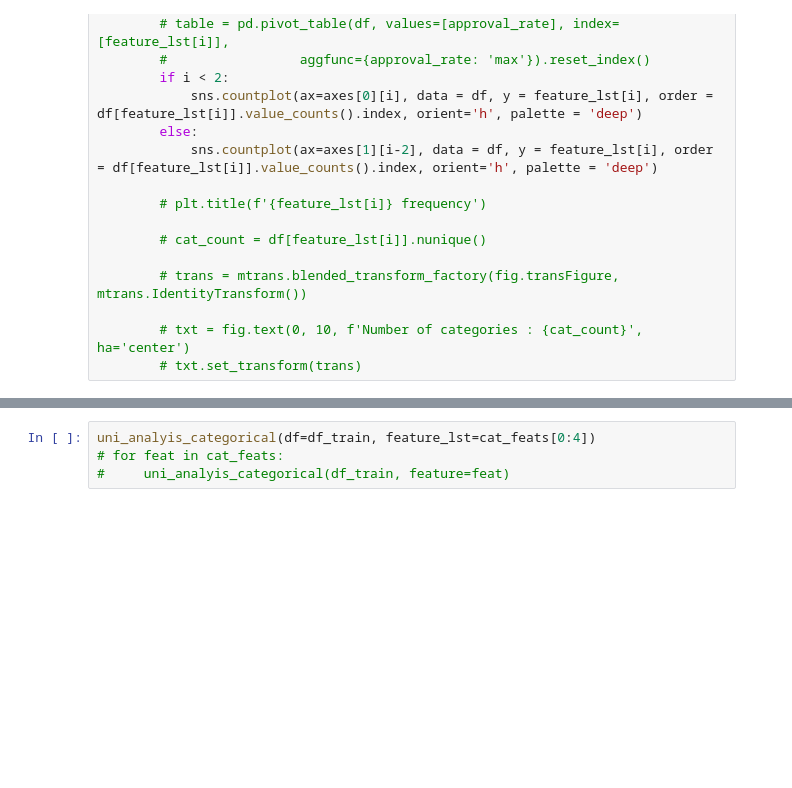
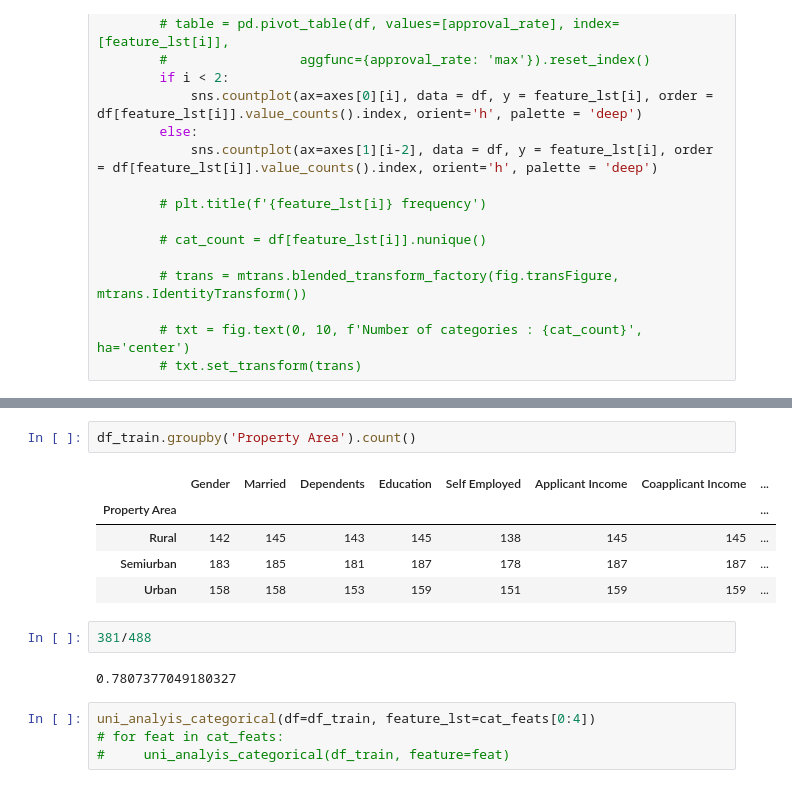
Before and after one commit to jess-moloney/mini-project-4, a Jupyter notebook: notebooks/instructions.ipynb, the cells around one changed output, grey strips where cells are left out. Drawn from its saved outputs; the diff is of its cells as text; blank space fills up the shorter version.

```diff
--- a/notebooks/instructions.ipynb
+++ b/notebooks/instructions.ipynb
@@ -358,3 +368,15 @@ def uni_analyis_categorical(df, feature_lst):
+# %%
+df_train.groupby('Property Area').count()
+# %% [output]
+|  | Gender | Married | Dependents | Education | Self Employed | Applicant Income | Coapplicant Income | ... |
+| Property Area |  |  |  |  |  |  |  | ... |
+| Rural | 142 | 145 | 143 | 145 | 138 | 145 | 145 | ... |
+| Semiurban | 183 | 185 | 181 | 187 | 178 | 187 | 187 | ... |
+| Urban | 158 | 158 | 153 | 159 | 151 | 159 | 159 | ... |
+# %%
+381/488
+# %% [output]
+0.7807377049180327
 # %%
 uni_analyis_categorical(df=df_train, feature_lst=cat_feats[0:4])
 # for feat in cat_feats:
```
Also changed, not shown: parts of 1 cell of this notebook, 1 other file.
